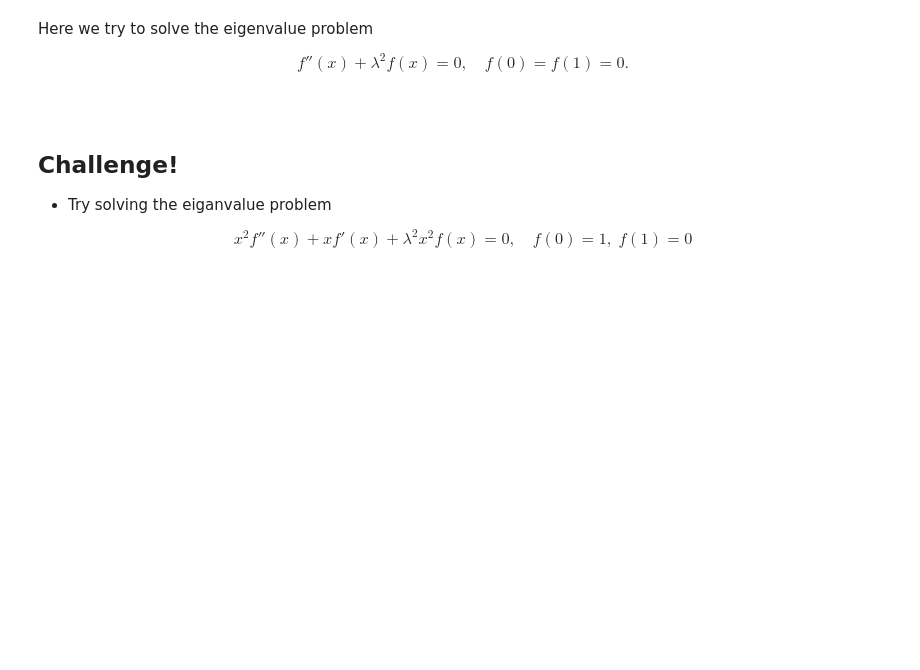
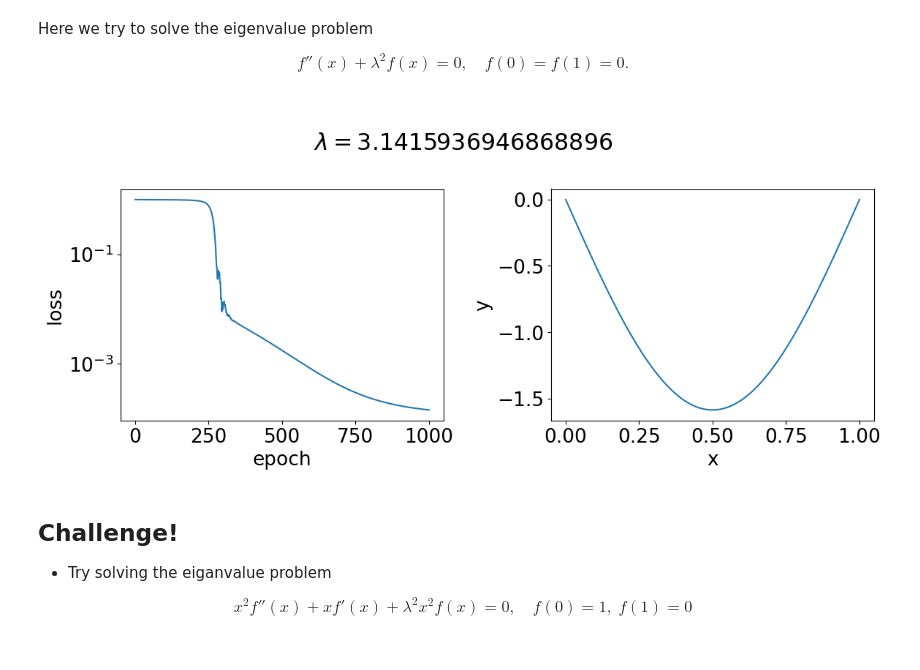
Before and after one commit to raimonluna/MachineLearningForStrongGravity, a Jupyter notebook: Lecture1_Physics_Informed_Neural_Networks.ipynb, the cells around one changed output. Drawn from its saved outputs; the diff is of its cells as text; code cells hidden in the pictures; blank space fills up the shorter version.

```diff
--- a/Lecture1_Physics_Informed_Neural_Networks.ipynb
+++ b/Lecture1_Physics_Informed_Neural_Networks.ipynb
@@ -214,9 +225,9 @@ class ODE(nn.Module):
 
         self.net = nn.Sequential(
             nn.Linear(1, 40),
-            nn.Tanh(),
+            nn.GELU(),
             nn.Linear(40, 40),
-            nn.Tanh(),
+            nn.GELU(),
             nn.Linear(40, 1),
         )
 
@@ -256,38 +267,40 @@ fig, (ax1, ax2) = plt.subplots(1,2, figsize = (12, 6));
 font = {'size'   : 19}
 plt.rc('font', **font)
 
-for epoch in range(1000):
+for epoch in range(1001):
     try:
         optimizer.zero_grad()
 
         loss = odeloss(x)
         loss.backward()
         optimizer.step()
 
         scheduler.step()
         loss_hist.append(loss.item())
 
         if epoch % 100 == 0:
 
             plt.suptitle(f'$\lambda = {ode.lam.item()}$')
 
             ax1.cla()
             ax1.set_xlabel('epoch')
             ax1.set_ylabel('loss')
             ax1.set_yscale('log')
             ax1.plot(loss_hist)
 
             ax2.cla()
             ax2.set_xlabel('x')
             ax2.set_ylabel('y')
             ax2.plot(x.cpu().detach().numpy(), ode(x).cpu().detach().numpy())
 
             display.display(plt.gcf())
             display.clear_output(wait=True)
             plt.tight_layout()
 
     except KeyboardInterrupt:
         break
+# %% [output]
+[figure, added]
 # %% [markdown]
 ## Challenge!
 
```
Also changed, not shown: parts of 26 cells of this notebook, 1 other file.
